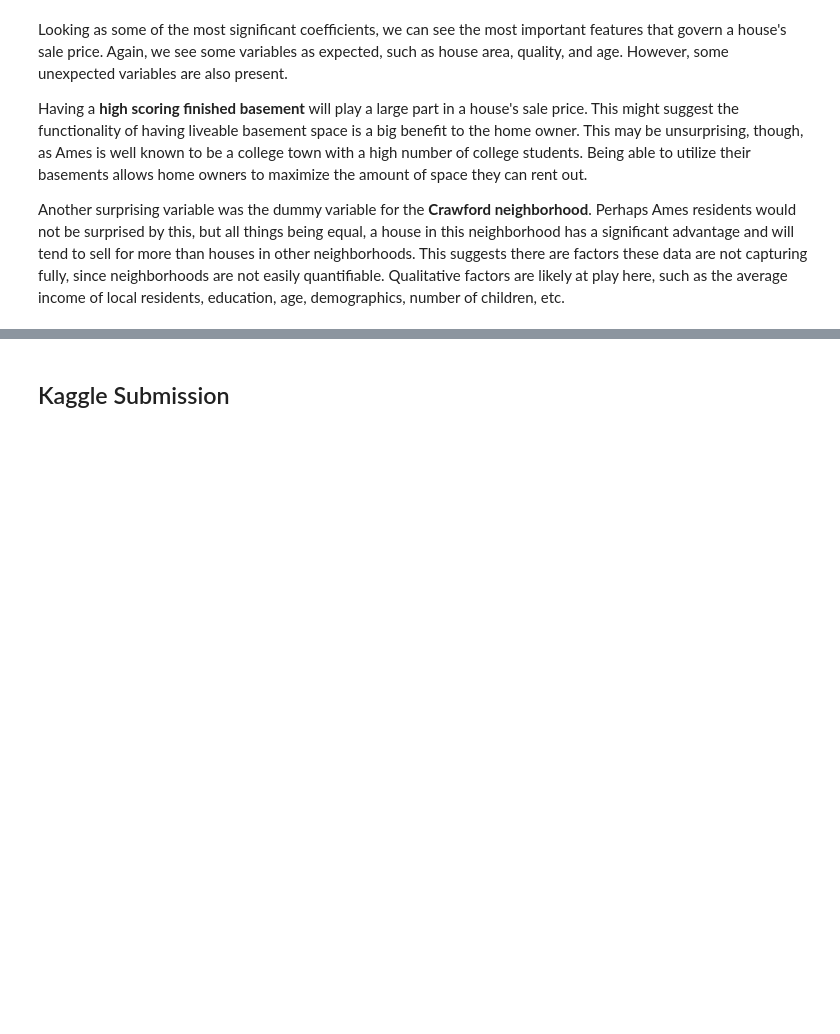
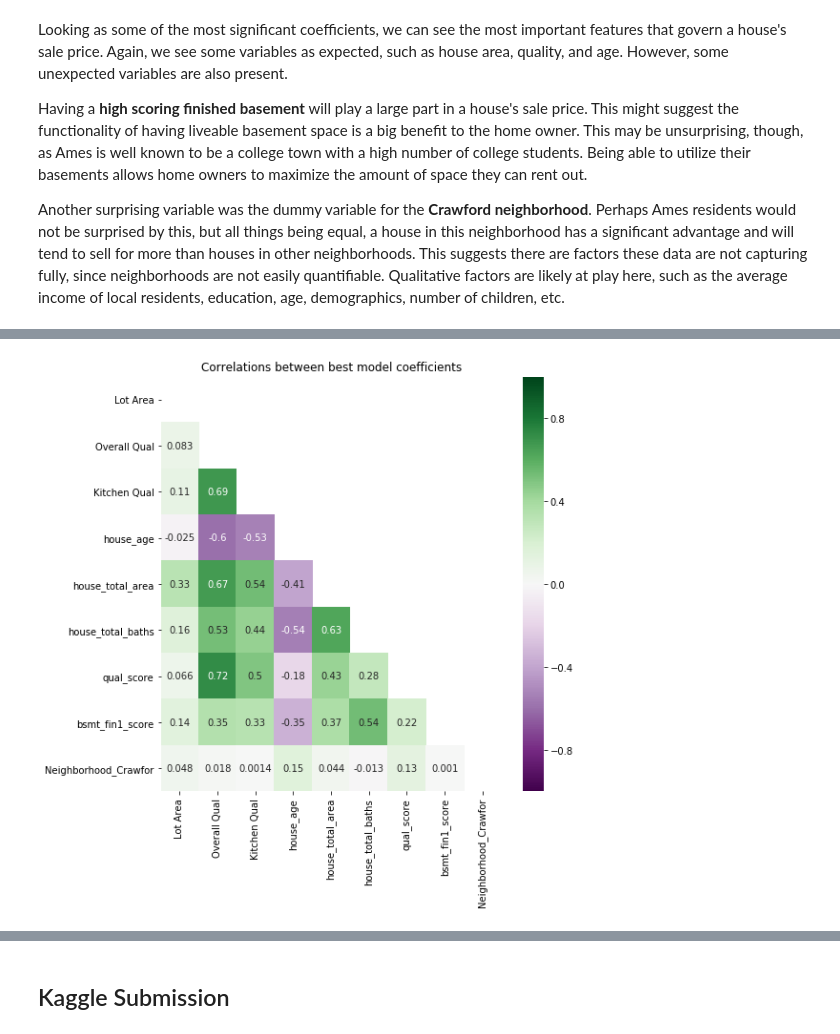
Before and after one commit to Shaddyjr/predicting_housing_salePrice, a Jupyter notebook: project_2_notebook_final.ipynb, the cells around one changed output, grey strips where cells are left out. Saved outputs shown, nothing was run; the diff lists cells and outputs as text; code cells hidden in the pictures; blank space fills up the shorter version.

```diff
--- a/project_2_notebook_final.ipynb
+++ b/project_2_notebook_final.ipynb
@@ -592,0 +603,12 @@ Another surprising variable was the dummy variable for the __Crawford neighborho
+# %%
+best_coefs = model_coefs[abs(model_coefs[0]) > .014].index
+plt.figure(figsize=(8,8))
+plt.title("Correlations between best model coefficients")
+corr = train[best_coefs].corr()
+# Generate a mask for the upper triangle
+mask = np.zeros_like(corr, dtype=np.bool)
+mask[np.triu_indices_from(mask)] = True
+
+sns.heatmap(corr, vmin = -1, annot = True, cmap="PRGn", mask = mask);
+# %% [output]
+[figure, added]
```
Also changed, not shown: parts of 10 cells of this notebook.
